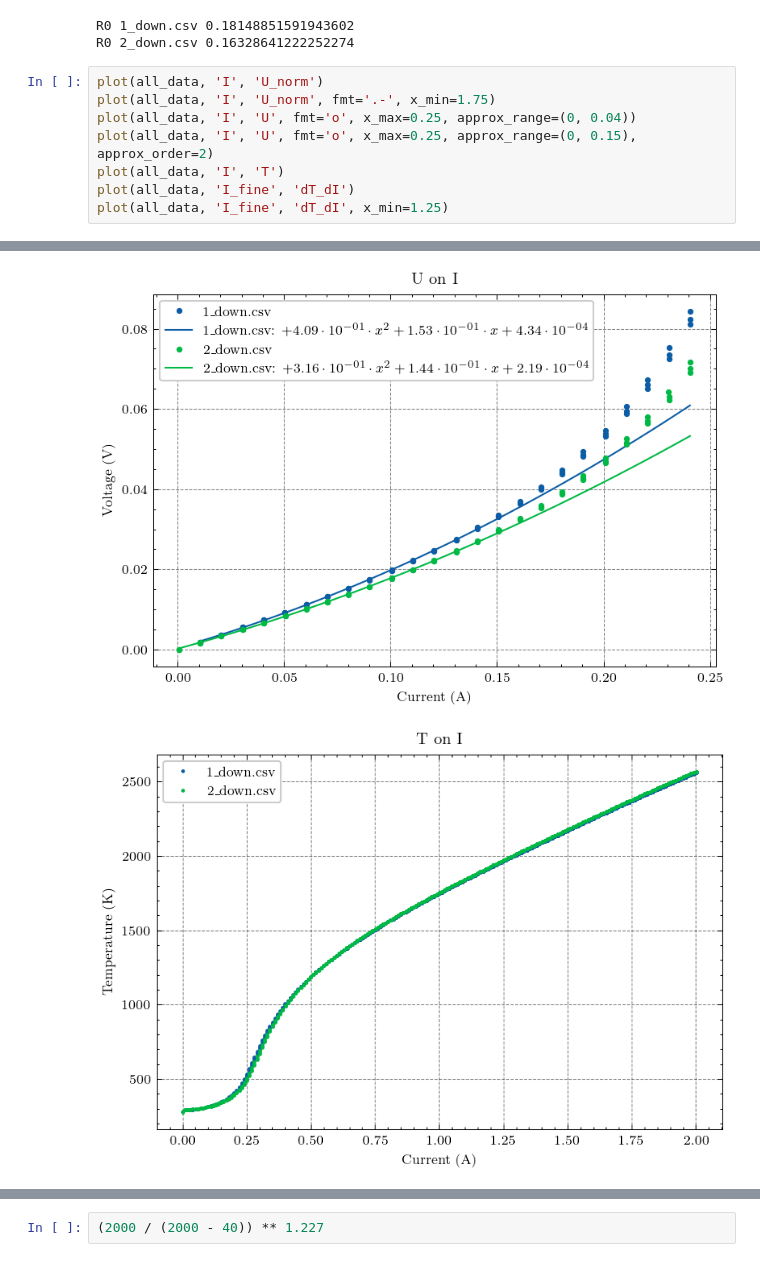
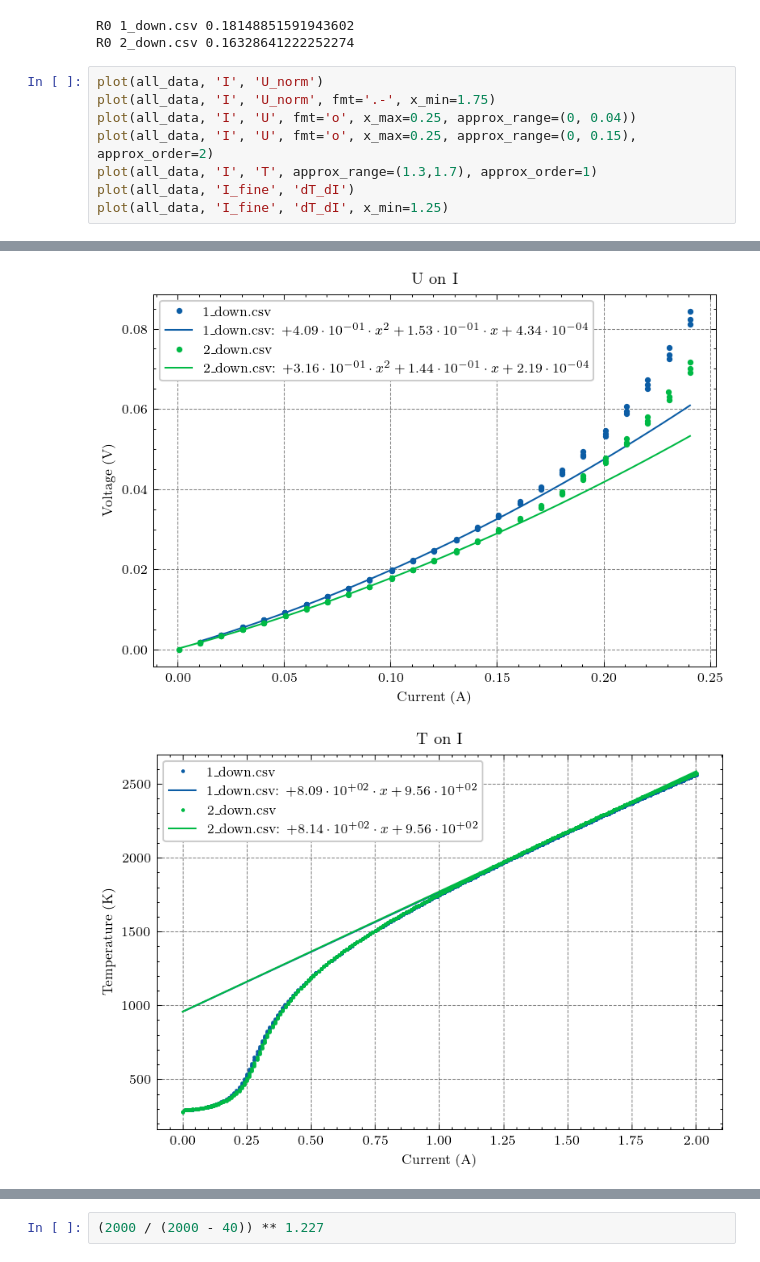
Before and after one commit to gleblug/vacuum-experiments, a Jupyter notebook: results/2025-02/plots.ipynb, the cells around one changed output, grey strips where cells are left out. Cells and saved outputs as stored; diff of their text form.

```diff
--- a/results/2025-02/plots.ipynb
+++ b/results/2025-02/plots.ipynb
@@ -112,17 +112,17 @@ R0 2_down.csv 0.16328641222252274
 # %%
 plot(all_data, 'I', 'U_norm')
 plot(all_data, 'I', 'U_norm', fmt='.-', x_min=1.75)
 plot(all_data, 'I', 'U', fmt='o', x_max=0.25, approx_range=(0, 0.04))
 plot(all_data, 'I', 'U', fmt='o', x_max=0.25, approx_range=(0, 0.15), approx_order=2)
-plot(all_data, 'I', 'T')
+plot(all_data, 'I', 'T', approx_range=(1.3,1.7), approx_order=1)
 plot(all_data, 'I_fine', 'dT_dI')
 plot(all_data, 'I_fine', 'dT_dI', x_min=1.25)
 # %% [output]
 [figure]
 [figure]
 [figure]
 [figure]
-[figure, old version]
+[figure, new version]
 [figure]
 [figure]
 # %%
```
Also changed, not shown: 1 other file.
